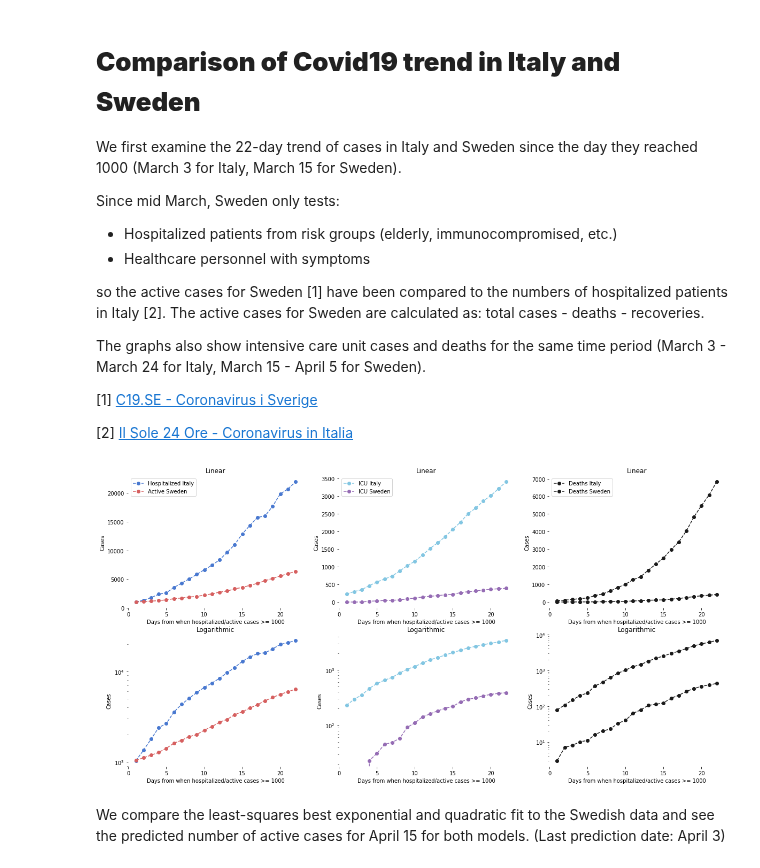
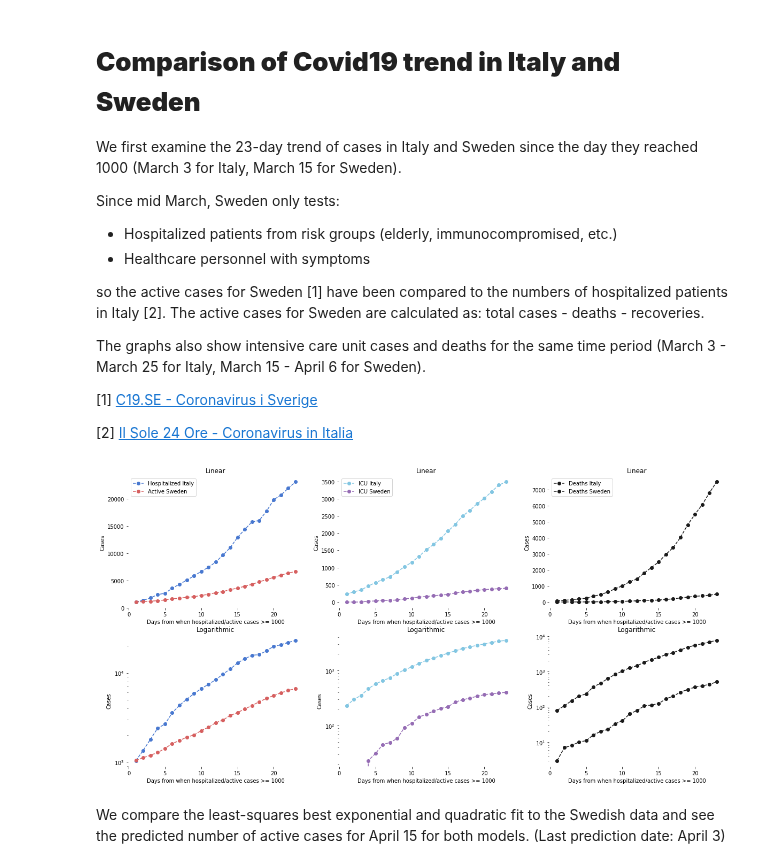
Before and after one commit to eera-l/Covid19-Sweden-Overview, a Jupyter notebook: c19-it-swe.ipynb, the cells around one changed output. Drawn from its saved outputs; the diff is of its cells as text; code cells hidden in the pictures.

Commit message:
added data for april 6

```diff
--- a/c19-it-swe.ipynb
+++ b/c19-it-swe.ipynb
@@ -1,7 +1,7 @@
 # %% [markdown]
 # **Comparison of Covid19 trend in Italy and Sweden**
 
-We first examine the 22-day trend of cases in Italy and Sweden since the day they reached 1000 (March 3 for Italy, March 15 for Sweden).
+We first examine the 23-day trend of cases in Italy and Sweden since the day they reached 1000 (March 3 for Italy, March 15 for Sweden).
 
 Since mid March, Sweden only tests:
 
@@ -10,7 +10,7 @@ Since mid March, Sweden only tests:
 
 so the active cases for Sweden [1] have been compared to the numbers of hospitalized patients in Italy [2]. The active cases for Sweden are calculated as: total cases - deaths - recoveries.
 
-The graphs also show intensive care unit cases and deaths for the same time period (March 3 - March 24 for Italy, March 15 - April 5 for Sweden).
+The graphs also show intensive care unit cases and deaths for the same time period (March 3 - March 25 for Italy, March 15 - April 6 for Sweden).
 
 [1] [C19.SE - Coronavirus i Sverige](https://c19.se/)
 
@@ -23,35 +23,36 @@ import seaborn as sns
 italy_hospitalized = [1034, 1346, 1790, 2394, 2651, 3550, 4316,
                      5038, 5838, 6650, 7426, 8372, 9663, 11025,
                      12894, 14363, 15757, 16020, 17708, 19846,
-                     20692, 21937]
+                     20692, 21937, 23112]
 
 sweden_active = [1036, 1113, 1187, 1276, 1412, 1607, 1734,
                 1897, 2003, 2243, 2448, 2747, 2948, 3326,
                 3574, 3928, 4291, 4735, 5157, 5566, 5961,
-                6350]
+                6350, 6634]
 
 italy_icu = [229, 295, 351, 462, 567,
              650, 733, 877, 1028, 1153,
              1328, 1518, 1672, 1851, 2060,
              2257, 2498, 2655, 2857, 3009,
-             3204, 3396]
+             3204, 3396, 3489]
 
 sweden_icu = [0, 0, 0, 23, 31,
               45, 49, 58, 92,
               110, 142, 160, 182,
               202, 219, 265, 293,
               312, 339, 361, 376,
-              387]
+              387, 400]
 
 italy_d = [79, 107, 148, 197, 233, 366,
            463, 631, 827, 1016, 1266, 1441,
            1809, 2158, 2503, 2978, 3405,
-           4032, 4825, 5475, 6077, 6820]
+           4032, 4825, 5475, 6077, 6820,
+           7503]
 
 sweden_d = [3, 7, 8, 10, 11, 16,
             20, 23, 33, 40, 63, 78, 105,
             112, 123, 167, 199, 259,
-            307, 358, 391, 428]
+            307, 358, 391, 428, 506]
 
 x = np.arange(1, len(italy_hospitalized) + 1)
 
@@ -83,34 +84,34 @@ ax3.set_ylabel('Cases')
 ax4 = fig.add_subplot(235)
 ax4.plot(x, italy_icu, '--co')
 ax4.plot(x, sweden_icu, '--mo')
 ax4.set_title('Logarithmic')
 ax4.set_xlabel('Days from when hospitalized/active cases >= 1000')
 ax4.set_ylabel('Cases')
 ax4.set_yscale('log')
 
 ax5 = fig.add_subplot(233)
 ax5.plot(x, italy_d, '--ko', label='Deaths Italy')
 ax5.plot(x, sweden_d, '--ko', label='Deaths Sweden')
 ax5.legend(loc="upper left")
 ax5.set_title('Linear')
 ax5.set_xlabel('Days from when hospitalized/active cases >= 1000')
 ax5.set_ylabel('Cases')
 
 ax6 = fig.add_subplot(236)
 ax6.plot(x, italy_d, '--ko')
 ax6.plot(x, sweden_d, '--ko')
 ax6.set_title('Logarithmic')
 ax6.set_xlabel('Days from when hospitalized/active cases >= 1000')
 ax6.set_ylabel('Cases')
 ax6.set_yscale('log')
 
 sns.set_color_codes('muted')
 sns.despine(left = True, bottom = True)
 fig.set_figheight(10)
 fig.set_figwidth(20)
 plt.show()
 # %% [output]
-[figure, old version]
+[figure, new version]
 # %% [markdown]
 We compare the least-squares best exponential and quadratic fit to the Swedish data and see the predicted number of active cases for April 15 for both models. (Last prediction date: April 3)
 # %%
```
Also changed, not shown: parts of 3 cells of this notebook.
